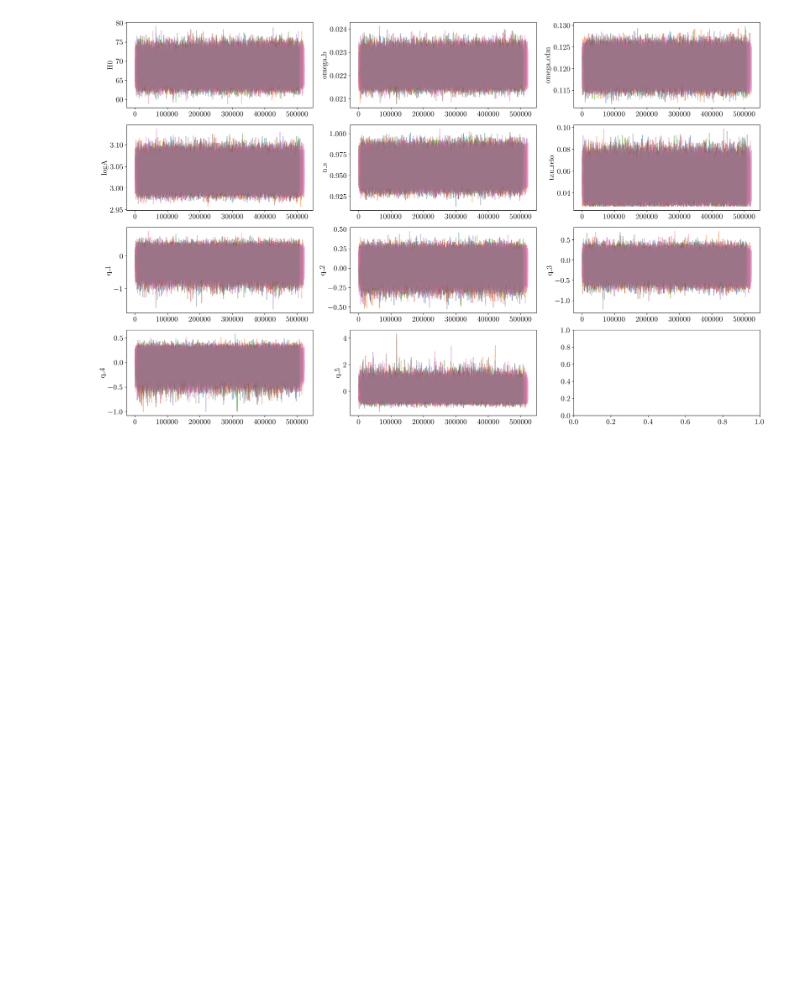
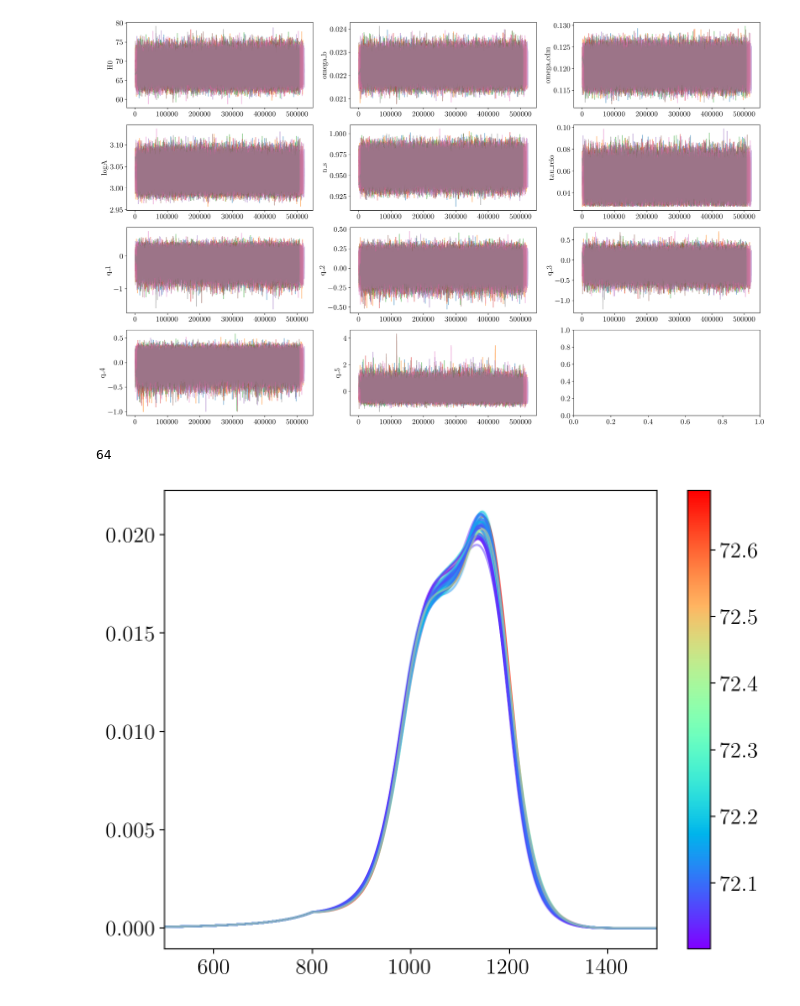
Before and after one commit to gplynch619/recombination, a Jupyter notebook: notebooks/chain_examining.ipynb, the cells around one changed output. Cells and saved outputs as stored; diff of their text form; code cells hidden in the pictures; blank space fills up the shorter version.

```diff
--- a/notebooks/chain_examining.ipynb
+++ b/notebooks/chain_examining.ipynb
@@ -80,0 +144,27 @@ plt.savefig("../results/traceplot_modrec.png", dpi=300, bbox_inches="tight")
+# %%
+import pickle
+
+modrec = s.getParams().__dict__
+H0_high_bounds = [72, 73]
+high_H0_ind = np.argwhere(np.logical_and((modrec["chi2__CMB"]-lcdm_bestfit["chi2__CMB"])<0, np.logical_and(modrec["H0"]>H0_high_bounds[0], modrec["H0"]<H0_high_bounds[1]))).flatten()
+print(len(high_H0_ind))
+
+list_of_models = []
+
+for i in high_H0_ind:
+    cp_string = "0.0,{},{},{},{},{},0.0".format(modrec["q_1"][i], modrec["q_2"][i], modrec["q_3"][i], modrec["q_4"][i], modrec["q_5"][i])
+    param_dict = {'H0': modrec["H0"][i],
+                'omega_b': modrec["omega_b"][i],
+                'omega_cdm': modrec["omega_cdm"][i],
+                'ln10^{10}A_s': modrec["logA"][i],
+                'n_s': modrec["n_s"][i],
+                'tau_reio': modrec["tau_reio"][i],
+                "xe_control_points": cp_string,
+                "global_index": i
+                }
+    list_of_models.append(param_dict)
+
+with open('../data/model_list.pkl', 'wb') as f:
+    pickle.dump(list_of_models[:5], f)
+# %% [output]
+64
@@ -80,0 +229,15 @@ plt.savefig("../results/traceplot_modrec.png", dpi=300, bbox_inches="tight")
+# %%
+fig,ax = plt.subplots()
+norm = mpl.colors.Normalize(vmin=modrec["H0"][high_H0_ind].min(), vmax=modrec["H0"][high_H0_ind].max())
+cmap = mpl.cm.ScalarMappable(norm=norm, cmap=mpl.cm.rainbow)
+cmap.set_array([])
+
+for i in high_H0_ind:
+    ax.plot(z, gz_dict[i], color = cmap.to_rgba(modrec["H0"][i]), alpha=0.5)
+ax.set_xlim([500, 1500])
+#ax.set_yscale("log")
+#ax.set_ylim([1e-7, 1])
+fig.colorbar(cmap)
+plt.show()
+# %% [output]
+[figure, added]
```
Also changed, not shown: parts of 4 cells of this notebook, 2 other files.
